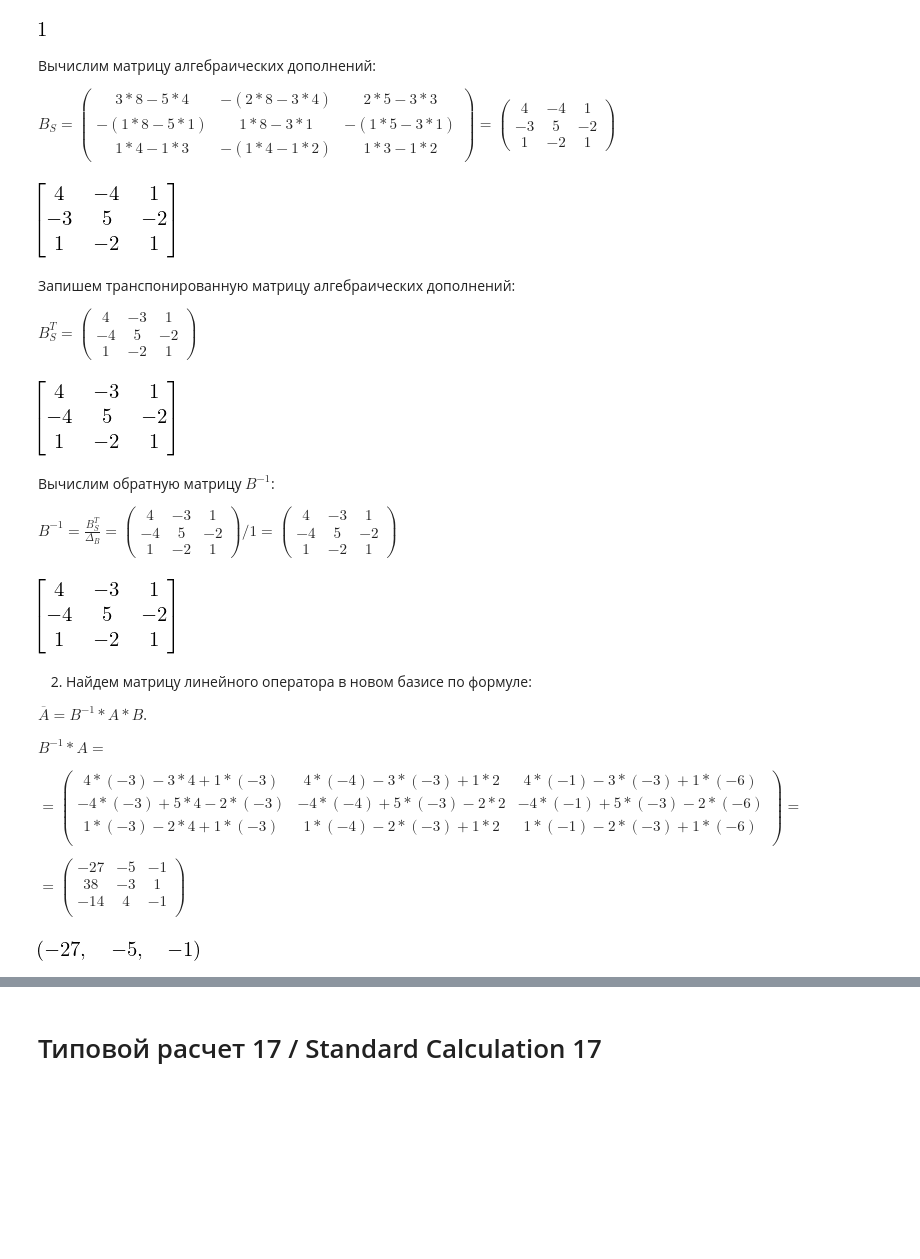
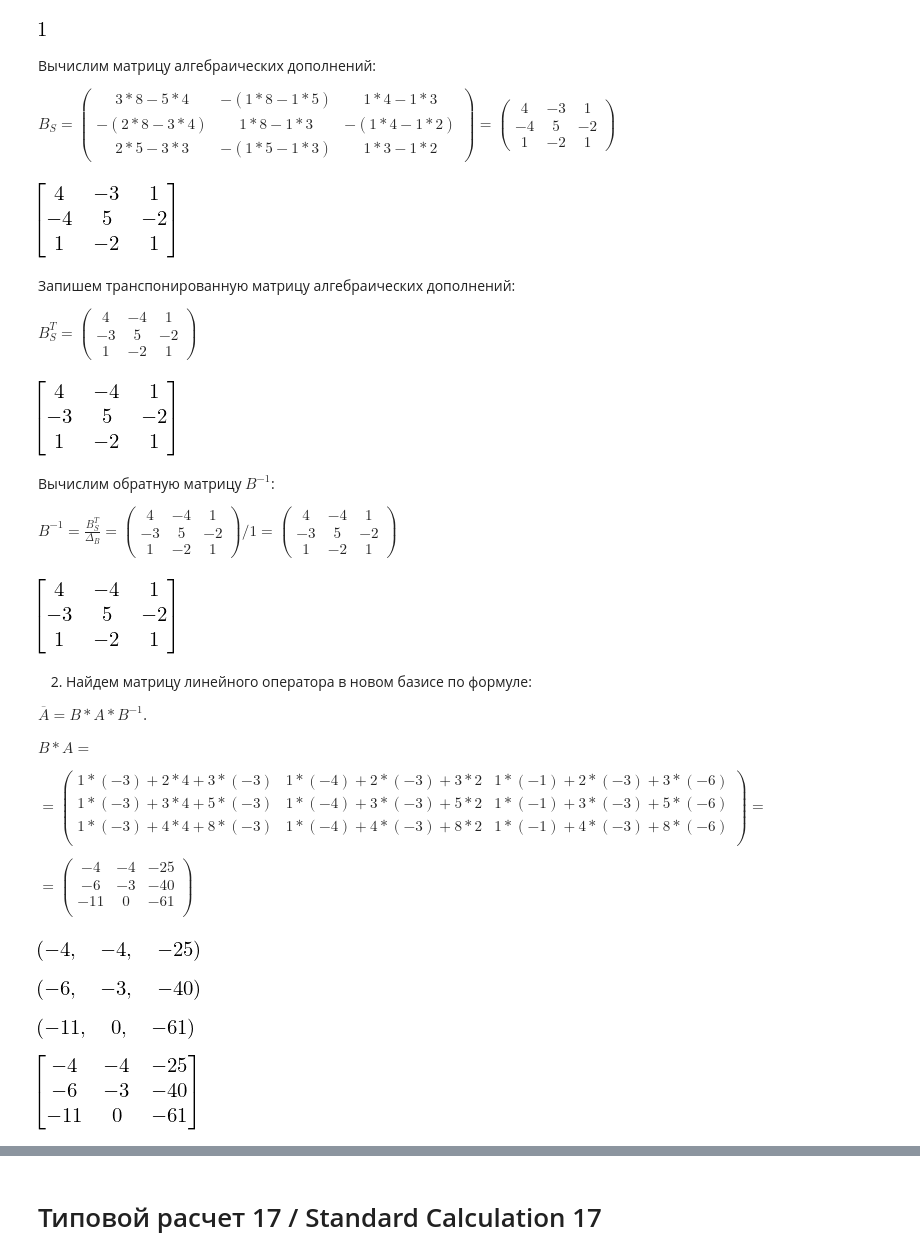
Before and after one commit to OlgaBelitskaya/math_20182019, a Jupyter notebook: linearalgebra_practice116117118.ipynb, the cells around one changed output, grey strips where cells are left out. Saved outputs shown, nothing was run; the diff lists cells and outputs as text; code cells hidden in the pictures; blank space fills up the shorter version.

```diff
--- a/linearalgebra_practice116117118.ipynb
+++ b/linearalgebra_practice116117118.ipynb
@@ -99,12 +99,12 @@ B.det()
 Вычислим матрицу алгебраических дополнений:
 
 $B_S = \begin{pmatrix}
-3 * 8 - 5 * 4 & -(2 * 8 - 3 * 4) & 2 * 5 - 3 * 3\\
--(1 * 8 - 5 * 1) & 1 * 8 - 3 * 1 & -(1 * 5 - 3 * 1) \\
-1 * 4 - 1 * 3 & -(1 * 4 - 1 * 2) & 1 * 3 - 1 * 2
+3 * 8 - 5 * 4 & -(1 * 8 - 1 * 5) & 1 * 4 - 1 * 3\\
+-(2 * 8 - 3 * 4) & 1 * 8 - 1 * 3 & -(1 * 4 - 1 * 2) \\
+2 * 5 - 3 * 3 & -(1 * 5 - 1 * 3) & 1 * 3 - 1 * 2
 \end{pmatrix} = \begin{pmatrix}
-4 & -4 & 1 \\
--3 & 5 & -2 \\
+4 & -3 & 1 \\
+-4 & 5 & -2 \\
 1 & -2 & 1
 \end{pmatrix}$
 # %%
@@ -115,8 +115,8 @@ B.adjugate().T
 Запишем транспонированную матрицу алгебраических дополнений:
 
 $B_S^T = \begin{pmatrix}
-4 & -3 & 1 \\
--4 & 5 & -2 \\
+4 & -4 & 1 \\
+-3 & 5 & -2 \\
 1 & -2 & 1
 \end{pmatrix}$
 # %%
@@ -127,12 +127,12 @@ B.adjugate()
 Вычислим обратную матрицу $B^{-1}$:
 
 $B^{-1} = \frac{B_S^T}{\Delta_B} = \begin{pmatrix}
-4 & -3 & 1 \\
--4 & 5 & -2 \\
+4 & -4 & 1 \\
+-3 & 5 & -2 \\
 1 & -2 & 1
 \end{pmatrix} / 1 = \begin{pmatrix}
-4 & -3 & 1 \\
--4 & 5 & -2 \\
+4 & -4 & 1 \\
+-3 & 5 & -2 \\
 1 & -2 & 1
 \end{pmatrix}$
 # %%
@@ -142,22 +142,34 @@ B.inv()
 # %% [markdown]
 2) Найдем матрицу линейного оператора в новом базисе по формуле:
 
-$\overline{A} = B^{-1} * A * B$.
+$\overline{A} = B * A * B^{-1}$.
 
-$B^{-1} * A = $
+$B * A = $
 
 $= \begin{pmatrix}
-4 * (-3)  - 3 * 4 + 1 * (-3) & 4 * (-4)  - 3 * (-3) + 1 * 2 & 4 * (-1)  - 3 * (-3) + 1 * (-6) \\
--4 * (-3)  + 5 * 4 - 2 * (-3) & -4 * (-4) + 5 * (-3) - 2 * 2 & -4 * (-1)  + 5 * (-3) - 2 * (-6) \\
-1 * (-3)  -2 * 4 + 1 * (-3) & 1 * (-4) - 2 * (-3) + 1 * 2 & 1 * (-1)  - 2 * (-3) + 1 * (-6) \\
+1 * (-3)  + 2 * 4 + 3 * (-3) & 1 * (-4)  + 2 * (-3) + 3 * 2 & 1 * (-1)  + 2 * (-3) + 3 * (-6) \\
+1 * (-3)  + 3 * 4 + 5 * (-3) & 1 * (-4)  + 3 * (-3) + 5 * 2 & 1 * (-1)  + 3 * (-3) + 5 * (-6) \\
+1 * (-3)  + 4 * 4 + 8 * (-3) & 1 * (-4)  + 4 * (-3) + 8 * 2 & 1 * (-1)  + 4 * (-3) + 8 * (-6) \\
 \end{pmatrix} =  $
 
 $= \begin{pmatrix}
--27 & -5 & -1 \\
-38 & -3 & 1 \\
--14 & 4 & -1 \\
+-4 & -4 & -25 \\
+-6 & -3 & -40 \\
+-11 & 0 & -61 \\
 \end{pmatrix} $
+# %%
+1 * (-3)  + 2 * 4 + 3 * (-3), 1 * (-4)  + 2 * (-3) + 3 * 2, 1 * (-1)  + 2 * (-3) + 3 * (-6)
+# %% [output]
+[figure, added]
 # %%
-4 * (-3)  - 3 * 4 + 1 * (-3), 4 * (-4)  - 3 * (-3) + 1 * 2, 4 * (-1)  - 3 * (-3) + 1 * (-6)
+1 * (-3)  + 3 * 4 + 5 * (-3), 1 * (-4)  + 3 * (-3) + 5 * 2, 1 * (-1)  + 3 * (-3) + 5 * (-6)
 # %% [output]
-[figure, old version]
+[figure, new version]
+# %%
+1 * (-3)  + 4 * 4 + 8 * (-3), 1 * (-4)  + 4 * (-3) + 8 * 2, 1 * (-1)  + 4 * (-3) + 8 * (-6)
+# %% [output]
+[figure, added]
+# %%
+B * A
+# %% [output]
+[figure, added]
```
Also changed, not shown: parts of 14 cells of this notebook.
